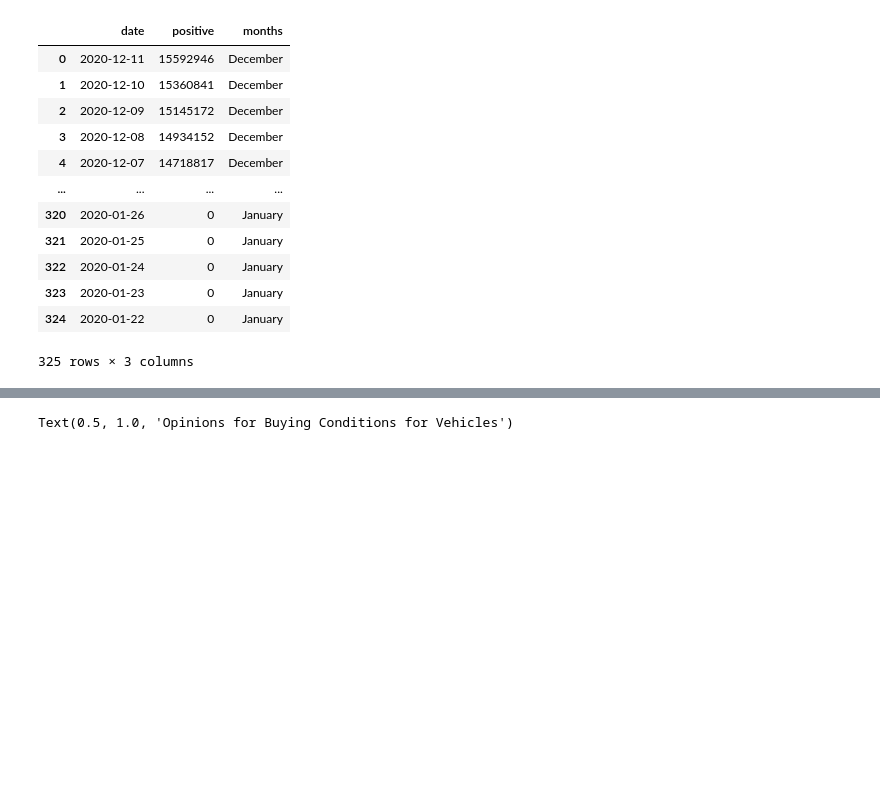
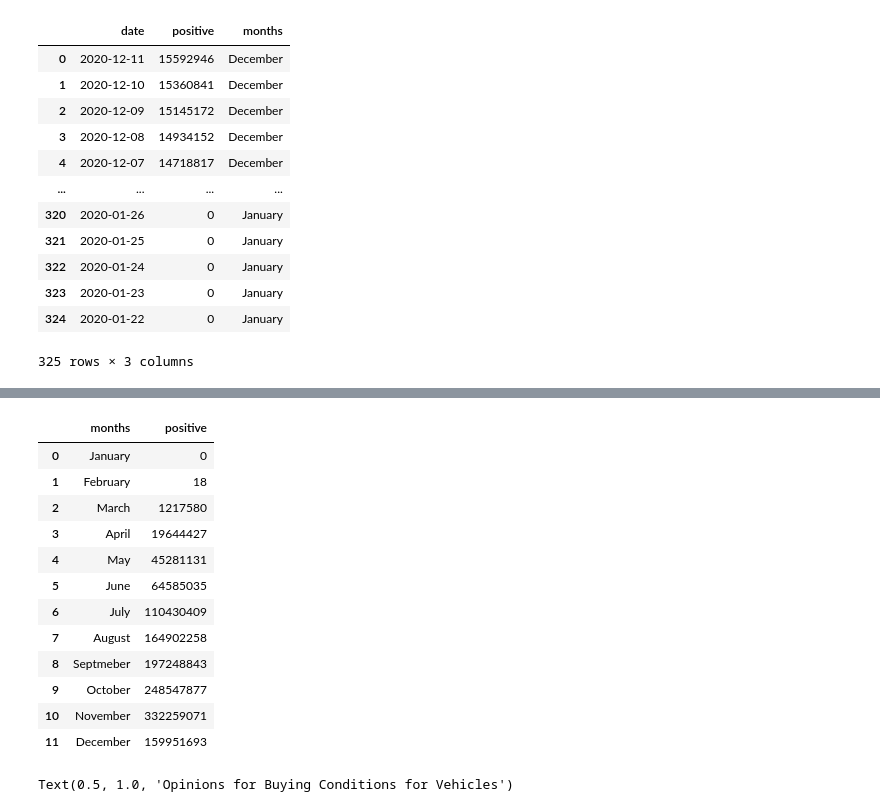
Before and after one commit to danawoodruff/Car-Sales-Analysis, a Jupyter notebook: COVID_data/Covid_data.ipynb, the cells around one changed output, grey strips where cells are left out. Drawn from its saved outputs; the diff is of its cells as text; code cells hidden in the pictures; blank space fills up the shorter version.

```diff
--- a/COVID_data/Covid_data.ipynb
+++ b/COVID_data/Covid_data.ipynb
@@ -390,3 +392,24 @@ Name: positive, dtype: int64
+# %%
+cov_mo = pd.DataFrame([["January", 0], ["February", 18], ["March", 1217580], ["April", 19644427],
+                      ["May", 45281131], ["June", 64585035], ["July", 110430409], ["August",164902258],
+                      ['Septmeber',197248843], ['October',248547877], ['November',332259071],
+                      ["December",159951693]],
+                   columns=["months", "positive"])
+cov_mo
+# %% [output]
+|  | months | positive |
+| 0 | January | 0 |
+| 1 | February | 18 |
+| 2 | March | 1217580 |
+| 3 | April | 19644427 |
+| 4 | May | 45281131 |
+| 5 | June | 64585035 |
+| 6 | July | 110430409 |
+| 7 | August | 164902258 |
+| 8 | Septmeber | 197248843 |
+| 9 | October | 248547877 |
+| 10 | November | 332259071 |
+| 11 | December | 159951693 |
 # %%
 
 
```
Also changed, not shown: parts of 3 cells of this notebook.
